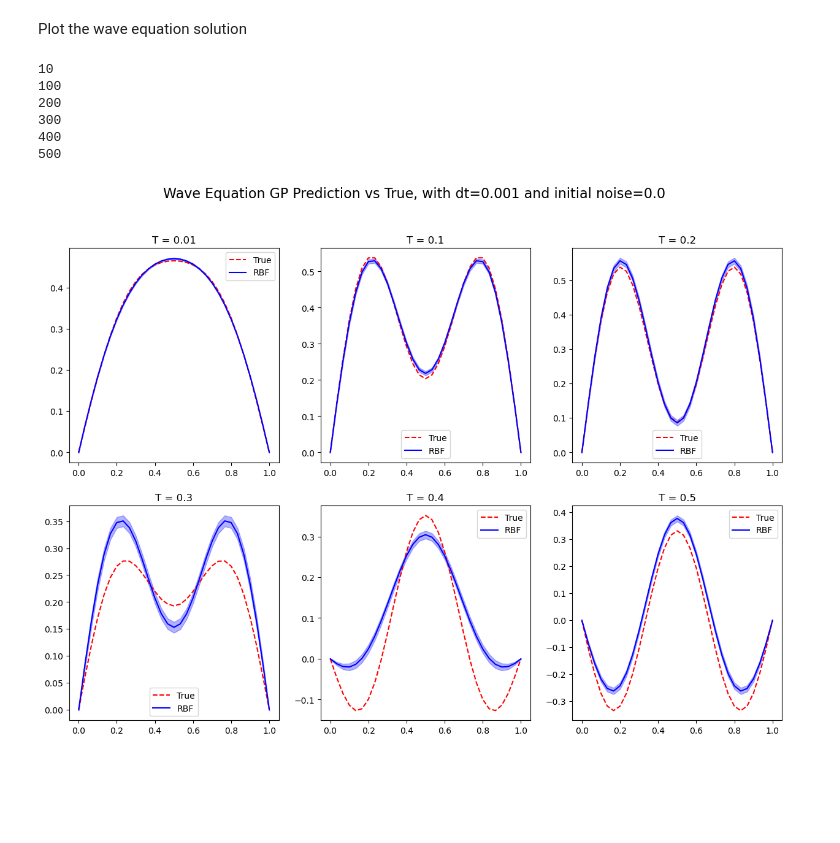
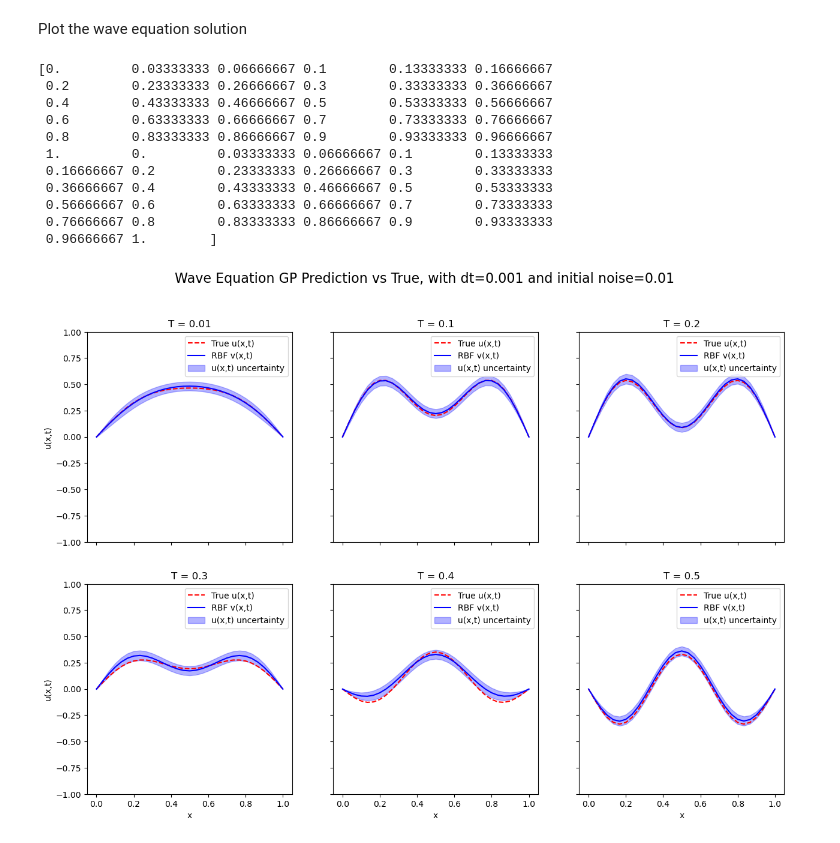
Before and after one commit to ZhongXinyu/Numerical-Gaussian-Process, a Jupyter notebook: src/plot_graphs.ipynb, the cells around one changed output. Drawn from its saved outputs; the diff is of its cells as text; code cells hidden in the pictures; blank space fills up the shorter version.

```diff
--- a/src/plot_graphs.ipynb
+++ b/src/plot_graphs.ipynb
@@ -103,17 +99,17 @@ u_true2 = np.load(folderpath2 + "/u_true.npy")
 fig, axs = plt.subplots(2, 3, figsize=(15, 10))
 t_list = [0, 0.2, 0.4, 0.6, 0.8, 0.99]
 for i, t in enumerate(t_list):
-    t_index = int(t/dt)
+    t_index = int(t/dt1)
     # plot the true solution, with dashed line
-    axs[i//3, i%3].plot(x, u_true2[t_index], label="True", color = 'red', linestyle='dashed')
-    axs[i//3, i%3].plot(x, u_mean1[t_index], label=f"{kernel1}", color = 'blue')
-    axs[i//3, i%3].plot(x, u_mean2[t_index], label=f"{kernel2}", color = 'green')
+    axs[i//3, i%3].plot(x1, u_true2[t_index], label="True", color = 'red', linestyle='dashed')
+    axs[i//3, i%3].plot(x1, u_mean1[t_index], label=f"{kernel1}", color = 'blue')
+    axs[i//3, i%3].plot(x1, u_mean2[t_index], label=f"{kernel2}", color = 'green')
     # uncertainty
     # axs[i//3, i%3].fill_between(x, u_mean1[t_index]-u_std1[t_index], u_mean1[t_index]+u_std1[t_index], alpha=0.3, color = 'blue')
     # axs[i//3, i%3].fill_between(x, u_mean2[t_index]-u_std2[t_index], u_mean2[t_index]+u_std2[t_index], alpha=0.3, color = 'green')
     axs[i//3, i%3].set_title(f"T = {t}")
     axs[i//3, i%3].legend()
 plt.suptitle(f"Brugers Equation GP Prediction vs True, with dt={dt1} and initial  noise={noise1}", fontsize=16)
-# plt.savefig("../result/kernel_comparison.png")
+plt.savefig("../result/kernel_comparison.png")
 plt.show()
 # %% [output]
@@ -169,15 +179,15 @@ for i, t in enumerate(t_list):
     t_index1 = int(t/dt1)
     t_index2 = int(t/dt2)
     # plot the true solution, with dashed line
-    axs[i//3, i%3].plot(x, u_true2[t_index2], label="True", color = 'red', linestyle='dashed')
-    axs[i//3, i%3].plot(x, u_mean1[t_index1], label=f"dt = {dt1}", color = 'blue')
-    axs[i//3, i%3].plot(x, u_mean2[t_index2], label=f"dt = {dt2}", color = 'green')
+    axs[i//3, i%3].plot(x2, u_true2[t_index2], label="True", color = 'red', linestyle='dashed')
+    axs[i//3, i%3].plot(x1, u_mean1[t_index1], label=f"dt = {dt1}", color = 'blue')
+    axs[i//3, i%3].plot(x2, u_mean2[t_index2], label=f"dt = {dt2}", color = 'green')
     # uncertainty
     # axs[i//3, i%3].fill_between(x, u_mean1[t_index]-u_std1[t_index], u_mean1[t_index]+u_std1[t_index], alpha=0.3, color = 'blue')
     # axs[i//3, i%3].fill_between(x, u_mean2[t_index]-u_std2[t_index], u_mean2[t_index]+u_std2[t_index], alpha=0.3, color = 'green')
     axs[i//3, i%3].set_title(f"T = {t}")
     axs[i//3, i%3].legend()
 plt.suptitle(f"Brugers Equation GP Prediction vs True, with dt={dt1} and initial  noise={noise1}", fontsize=16)
-plt.savefig("../result/kernel_comparison.png")
+# plt.savefig("../result/kernel_comparison.png")
 plt.show()
 # %% [output]
@@ -188,57 +198,72 @@ Plot the wave equation solution
 name_wave = "Wave"
 kernel_wave = "RBF"
 test_point_wave = 31
-noise_wave = 0.00
+noise_wave = 0.01
 dt_wave = 0.001
 
 # define foldername
 foldername_wave = f"{name_wave}_{kernel_wave}_{test_point_wave}_test_points_{noise_wave}_noise_{dt_wave}_timestep"
-folderpath_wave = "result/" + foldername_wave
+folderpath_wave = "../result/" + foldername_wave
 
 # check if folder exists
 if not os.path.exists(folderpath_wave):
     raise Exception(f"Folder {folderpath_wave} does not exist")
 
 # read data from .npy files
 u_mean_wave = np.load(folderpath_wave + "/u_mean.npy")
 u_std_wave = np.load(folderpath_wave + "/u_std.npy")
 v_mean_wave = np.load(folderpath_wave + "/v_mean.npy")
 v_std_wave = np.load(folderpath_wave + "/v_std.npy")
 x_wave = np.load(folderpath_wave + "/x.npy")
 # error_wave = np.load(folderpath_wave + "/error.npy")
 u_true_wave = np.load(folderpath_wave + "/u_true.npy")
 v_true_wave = np.load(folderpath_wave + "/v_true.npy")
-
+print (x_wave)
 # plot the behavior over time for each kernel
 
 # subplot of 2 * 3
 fig, axs = plt.subplots(2, 3, figsize=(15, 10))
 
 t_list = [0.01, 0.1, 0.2, 0.3, 0.4, 0.5]
 
+
+# plot u
 for i, t in enumerate(t_list):
     t_index = int(t/dt_wave)
-    print (t_index)
     # plot the true solution, with dashed line
-    axs[i//3, i%3].plot(x_wave[:test_point_wave], u_true_wave[t_index], label="True", color = 'red', linestyle='dashed')
-    axs[i//3, i%3].plot(x_wave[:test_point_wave], u_mean_wave[t_index], label=f"{kernel_wave}", color = 'blue')
+    axs[i//3, i%3].plot(x_wave[:test_point_wave], u_true_wave[t_index], label="True u(x,t)", color = 'red', linestyle='dashed')
+    axs[i//3, i%3].plot(x_wave[:test_point_wave], u_mean_wave[t_index], label=f"{kernel_wave} v(x,t)", color = 'blue')
 
     # plot the true solution of v, with dashed line
-    # axs[i//3, i%3].plot(x_wave[:test_point_wave], v_true_wave[t_index], label="True", color = 'red', linestyle='dashed')
-    # axs[i//3, i%3].plot(x_wave[:test_point_wave], v_mean_wave[t_index], label=f"{kernel_wave}", color = 'blue')
+    # axs[i//3, i%3].plot(x_wave[:test_point_wave], v_true_wave[t_index], label="True v(x,t)", color = 'orange', linestyle='dashed')
+    # axs[i//3, i%3].plot(x_wave[:test_point_wave], v_mean_wave[t_index], label=f"{kernel_wave} v(x,t)", color = 'green')
     # uncertainty
-    axs[i//3, i%3].fill_between(x_wave[:test_point_wave], u_mean_wave[t_index]-u_std_wave[t_index], u_mean_wave[t_index]+u_std_wave[t_index], alpha=0.3, color = 'blue')
+    axs[i//3, i%3].fill_between(x_wave[:test_point_wave],u_mean_wave[t_index]-u_std_wave[t_index] , u_mean_wave[t_index]+u_std_wave[t_index], alpha=0.3, color = 'blue', label="u(x,t) uncertainty")
     axs[i//3, i%3].set_title(f"T = {t}")
     axs[i//3, i%3].legend()
 
+    # set limit
+    axs[i//3, i%3].set_ylim(-1, 1)
+
+# set x and y label at outermost plot
+for ax in axs.flat:
+    ax.set(xlabel='x', ylabel='u(x,t)')
+for ax in axs.flat:
+    ax.label_outer()
+
 plt.suptitle(f"Wave Equation GP Prediction vs True, with dt={dt_wave} and initial noise={noise_wave}", fontsize=16)
-plt.savefig("result/wave.png")
+# plt.savefig("../result/wave_gp.png")
 plt.show()
 # %% [output]
-10
-100
-200
-300
-400
-500
+[0.         0.03333333 0.06666667 0.1        0.13333333 0.16666667
+ 0.2        0.23333333 0.26666667 0.3        0.33333333 0.36666667
+ 0.4        0.43333333 0.46666667 0.5        0.53333333 0.56666667
+ 0.6        0.63333333 0.66666667 0.7        0.73333333 0.76666667
+ 0.8        0.83333333 0.86666667 0.9        0.93333333 0.96666667
+ 1.         0.         0.03333333 0.06666667 0.1        0.13333333
+ 0.16666667 0.2        0.23333333 0.26666667 0.3        0.33333333
+ 0.36666667 0.4        0.43333333 0.46666667 0.5        0.53333333
+ 0.56666667 0.6        0.63333333 0.66666667 0.7        0.73333333
+ 0.76666667 0.8        0.83333333 0.86666667 0.9        0.93333333
+ 0.96666667 1.        ]
-[figure, old version]
+[figure, new version]
```
Also changed, not shown: parts of 11 cells of this notebook, 6 other files.
